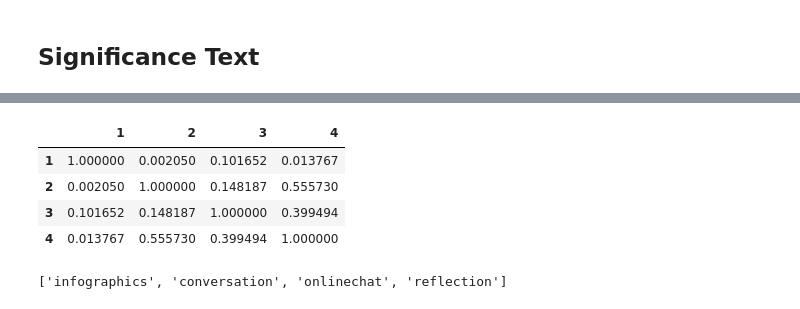
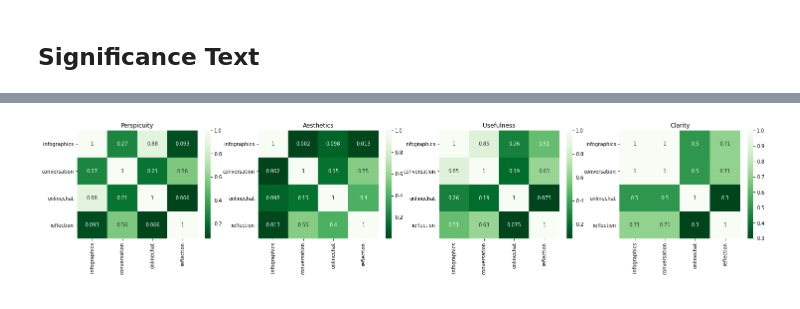
Before and after one commit to rizupaudel/designStudy, a Jupyter notebook: guidance/analysis/quest.ipynb, the cells around one changed output, grey strips where cells are left out. Drawn from its saved outputs; the diff is of its cells as text; code cells hidden in the pictures.

```diff
--- a/guidance/analysis/quest.ipynb
+++ b/guidance/analysis/quest.ipynb
@@ -137,12 +138,10 @@ Clarity: KruskalResult(statistic=0.9496633971784202, pvalue=0.813429303146023)
-# %%
-sp.posthoc_dunn(test['Aesthetics'])
-# %% [output]
-|  | 1 | 2 | 3 | 4 |
-| 1 | 1.000000 | 0.002050 | 0.101652 | 0.013767 |
-| 2 | 0.002050 | 1.000000 | 0.148187 | 0.555730 |
-| 3 | 0.101652 | 0.148187 | 1.000000 | 0.399494 |
-| 4 | 0.013767 | 0.555730 | 0.399494 | 1.000000 |
-# %%
-designs
-# %% [output]
-['infographics', 'conversation', 'onlinechat', 'reflection']
+# %%
+fig, axes = plt.subplots(1, 4, figsize=(25, 4))
+for i, param in enumerate(quest_map):
+    data = sp.posthoc_dunn(test[param])
+    data.index = data.index.map(get_design)
+    data.columns = data.columns.map(get_design)
+    sns.heatmap(data, annot=True, ax=axes[i], cmap="Greens_r")
+    axes[i].set_title(param)
+# %% [output]
+[figure, added]
```
Also changed, not shown: parts of 12 cells of this notebook, 30 other files.
